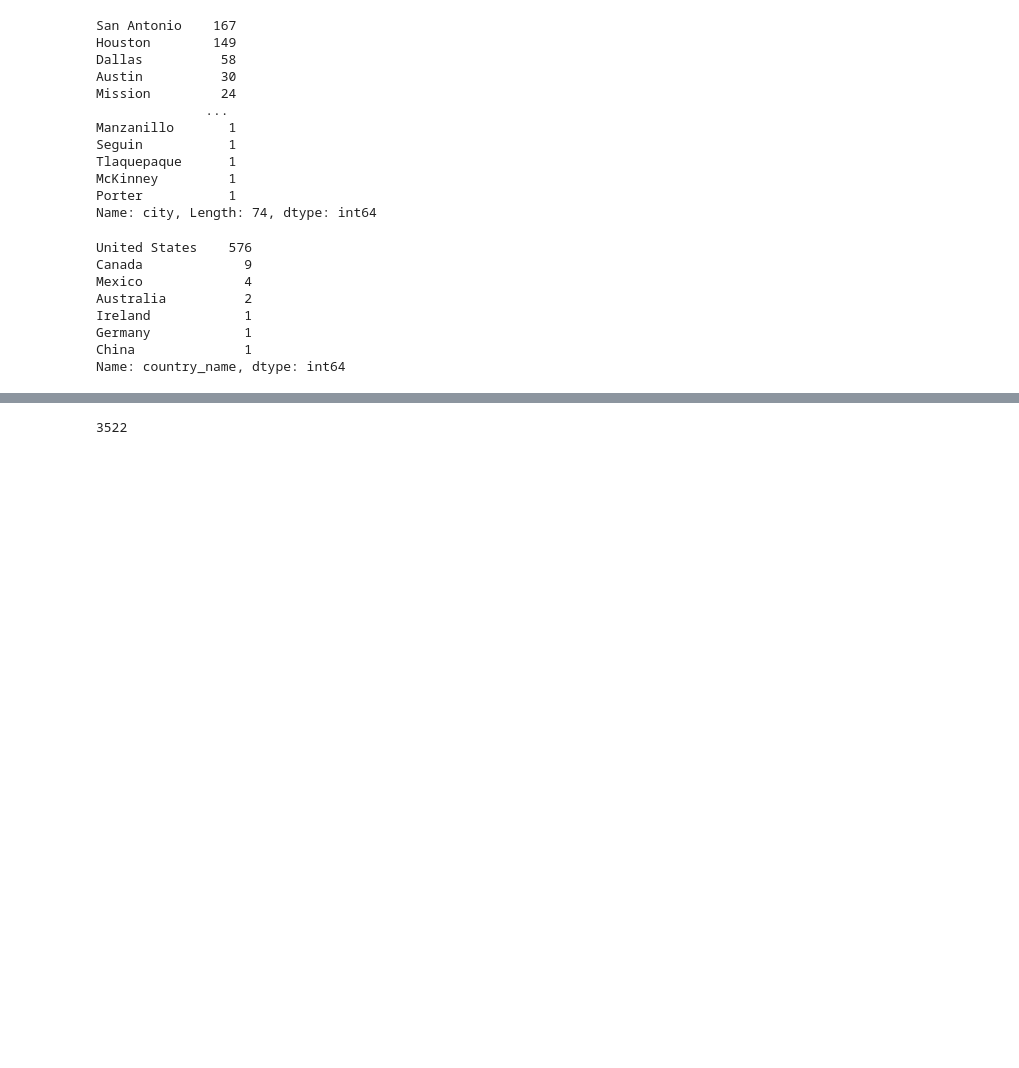
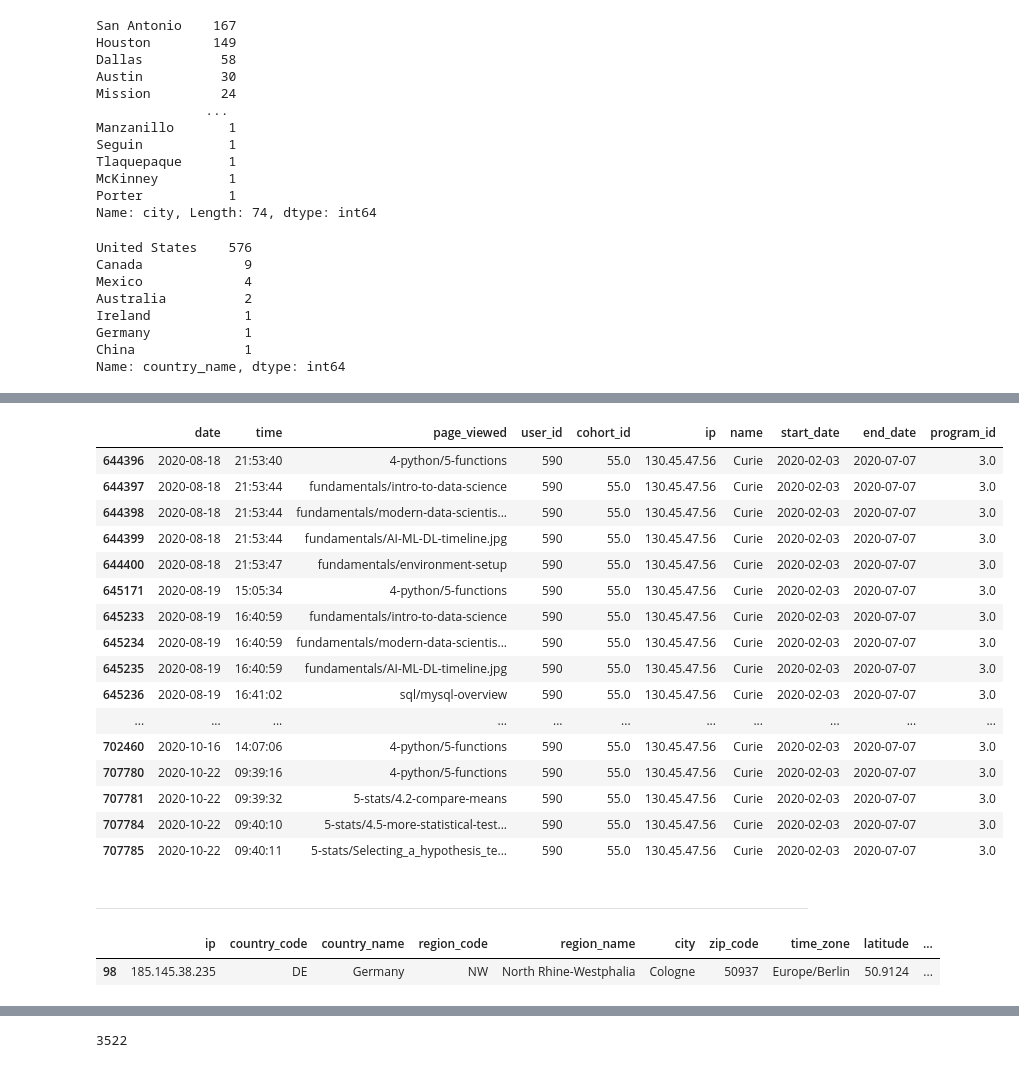
Before and after one commit to AI-Gomez/anomaly-detection-project, a Jupyter notebook: notebook.ipynb, the cells around one changed output, grey strips where cells are left out. Saved outputs shown, nothing was run; the diff lists cells and outputs as text; code cells hidden in the pictures; blank space fills up the shorter version.

```diff
--- a/notebook.ipynb
+++ b/notebook.ipynb
@@ -1286,0 +1337,20 @@ which users are from where and what kind of acccess have they had and how long d
+# %%
+df_ds[df_ds['user_id'] == 590].tail(40)
+# %% [output]
+|  | date | time | page_viewed | user_id | cohort_id | ip | name | start_date | end_date | program_id |
+| 644396 | 2020-08-18 | 21:53:40 | 4-python/5-functions | 590 | 55.0 | 130.45.47.56 | Curie | 2020-02-03 | 2020-07-07 | 3.0 |
+| 644397 | 2020-08-18 | 21:53:44 | fundamentals/intro-to-data-science | 590 | 55.0 | 130.45.47.56 | Curie | 2020-02-03 | 2020-07-07 | 3.0 |
+| 644398 | 2020-08-18 | 21:53:44 | fundamentals/modern-data-scientis... | 590 | 55.0 | 130.45.47.56 | Curie | 2020-02-03 | 2020-07-07 | 3.0 |
+| 644399 | 2020-08-18 | 21:53:44 | fundamentals/AI-ML-DL-timeline.jpg | 590 | 55.0 | 130.45.47.56 | Curie | 2020-02-03 | 2020-07-07 | 3.0 |
+| 644400 | 2020-08-18 | 21:53:47 | fundamentals/environment-setup | 590 | 55.0 | 130.45.47.56 | Curie | 2020-02-03 | 2020-07-07 | 3.0 |
+| 645171 | 2020-08-19 | 15:05:34 | 4-python/5-functions | 590 | 55.0 | 130.45.47.56 | Curie | 2020-02-03 | 2020-07-07 | 3.0 |
+| 645233 | 2020-08-19 | 16:40:59 | fundamentals/intro-to-data-science | 590 | 55.0 | 130.45.47.56 | Curie | 2020-02-03 | 2020-07-07 | 3.0 |
+| 645234 | 2020-08-19 | 16:40:59 | fundamentals/modern-data-scientis... | 590 | 55.0 | 130.45.47.56 | Curie | 2020-02-03 | 2020-07-07 | 3.0 |
+| 645235 | 2020-08-19 | 16:40:59 | fundamentals/AI-ML-DL-timeline.jpg | 590 | 55.0 | 130.45.47.56 | Curie | 2020-02-03 | 2020-07-07 | 3.0 |
+| 645236 | 2020-08-19 | 16:41:02 | sql/mysql-overview | 590 | 55.0 | 130.45.47.56 | Curie | 2020-02-03 | 2020-07-07 | 3.0 |
+| ... | ... | ... | ... | ... | ... | ... | ... | ... | ... | ... |
+| 702460 | 2020-10-16 | 14:07:06 | 4-python/5-functions | 590 | 55.0 | 130.45.47.56 | Curie | 2020-02-03 | 2020-07-07 | 3.0 |
+| 707780 | 2020-10-22 | 09:39:16 | 4-python/5-functions | 590 | 55.0 | 130.45.47.56 | Curie | 2020-02-03 | 2020-07-07 | 3.0 |
+| 707781 | 2020-10-22 | 09:39:32 | 5-stats/4.2-compare-means | 590 | 55.0 | 130.45.47.56 | Curie | 2020-02-03 | 2020-07-07 | 3.0 |
+| 707784 | 2020-10-22 | 09:40:10 | 5-stats/4.5-more-statistical-test... | 590 | 55.0 | 130.45.47.56 | Curie | 2020-02-03 | 2020-07-07 | 3.0 |
+| 707785 | 2020-10-22 | 09:40:11 | 5-stats/Selecting_a_hypothesis_te... | 590 | 55.0 | 130.45.47.56 | Curie | 2020-02-03 | 2020-07-07 | 3.0 |
@@ -1286,0 +1359,7 @@ which users are from where and what kind of acccess have they had and how long d
+# %% [markdown]
+-------------------------------------------------------------------------
+# %%
+ds_ip[ds_ip['country_name'] == 'Germany']
+# %% [output]
+|  | ip | country_code | country_name | region_code | region_name | city | zip_code | time_zone | latitude | ... |
+| 98 | 185.145.38.235 | DE | Germany | NW | North Rhine-Westphalia | Cologne | 50937 | Europe/Berlin | 50.9124 | ... |
```
Also changed, not shown: parts of 51 cells of this notebook.
